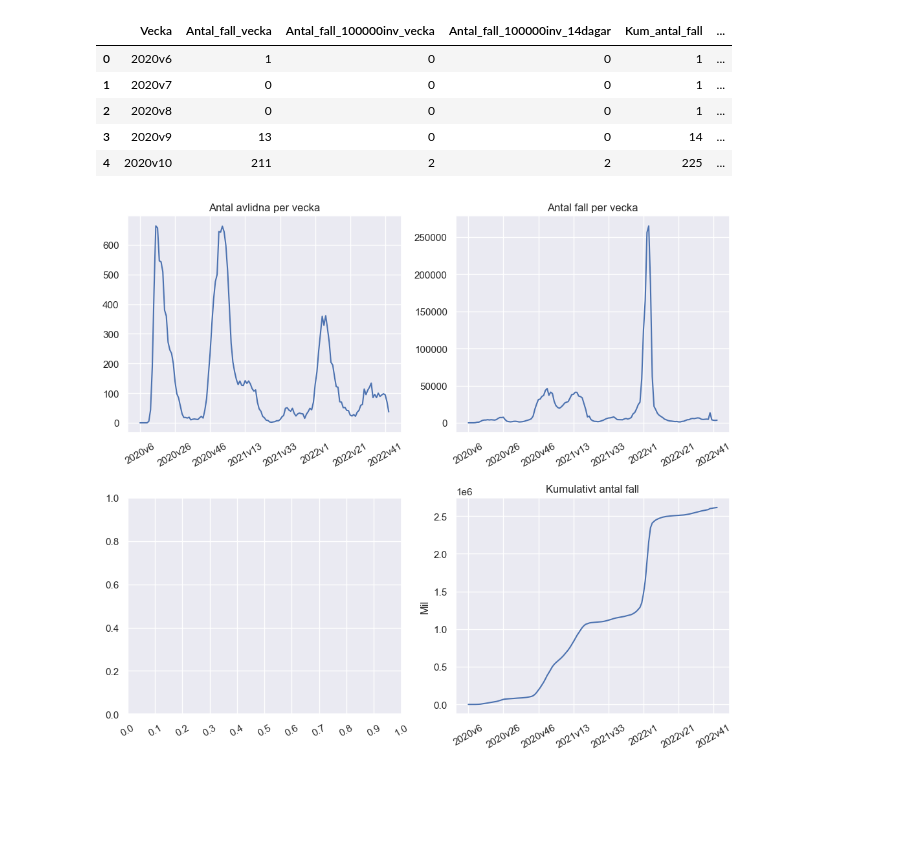
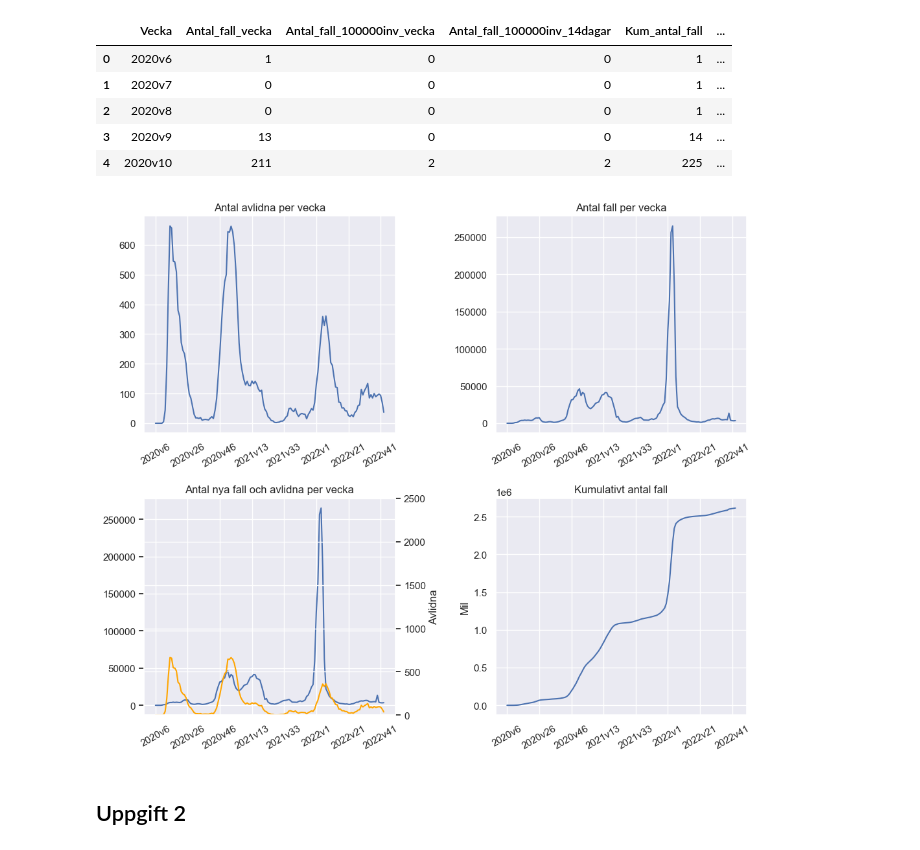
Before and after one commit to Kevy69/Databehandling-Kevin, a Jupyter notebook: Labs/Lab 1/Testing.ipynb, the cells around one changed output. Saved outputs shown, nothing was run; the diff lists cells and outputs as text; code cells hidden in the pictures; blank space fills up the shorter version.

```diff
--- a/Labs/Lab 1/Testing.ipynb
+++ b/Labs/Lab 1/Testing.ipynb
@@ -90,6 +177,6 @@ covid19_veckodata_Riket.head()
 # %%
 fig, axes = plt.subplots(2, 2, figsize=(12, 10))
-fig.subplots_adjust(hspace=0.30)
+fig.subplots_adjust(wspace=0.4, hspace=0.3)
 
 # c)
 Antal_avlidna_vecka = sns.lineplot(
@@ -119,31 +206,67 @@ Antal_fall_vecka.set(
     xlabel='',
     ylabel=''
 )
 
 
+# e)
+
+additional_xaxis_ax = axes[1, 0].twinx()
+
+Antal_fall_vecka = sns.lineplot(
+    ax=axes[1, 0],
+    data=covid19_veckodata_Riket,
+    x='Vecka',
+    y='Antal_fall_vecka'
+)
+
+Antal_avlidna_vecka = sns.lineplot(
+    ax=additional_xaxis_ax,
+    data=covid19_veckodata_Riket,
+    x='Vecka',
+    y='Antal_avlidna_vecka',
+    color='orange'
+)
+
+
+additional_xaxis_ax.set_ylim(0, 2500)
+
+Antal_fall_vecka.set(
+    title='Antal nya fall och avlidna per vecka',
+    xlabel='',
+    ylabel=''
+)
+
+Antal_avlidna_vecka.set(
+    xlabel='',
+    ylabel='Avlidna'
+)
+
+
 # f)
 Kum_antal_fall = sns.lineplot(
     ax=axes[1, 1],
     data=covid19_veckodata_Riket,
     x='Vecka',
     y='Kum_antal_fall'
 )
 
 Kum_antal_fall.set(
     title='Kumulativt antal fall',
     xlabel='',
     ylabel='Mil'
 )
 
 
 # Common settings applied to all subplots
 
 # Make iteration easier
 for ax in axes.reshape(-1):
     # Decrease visible date number resolution in order to make things more readable
     ax.xaxis.set_major_locator(plt.MaxNLocator(10))
 
     # Rotate date labels in order to increase date resolution. coolnessfactor++;
     ax.tick_params(axis='x', rotation=30)
 # %% [output]
-[figure, old version]
+[figure, new version]
+# %% [markdown]
+## Uppgift 2
```
Also changed, not shown: parts of 8 cells of this notebook.
